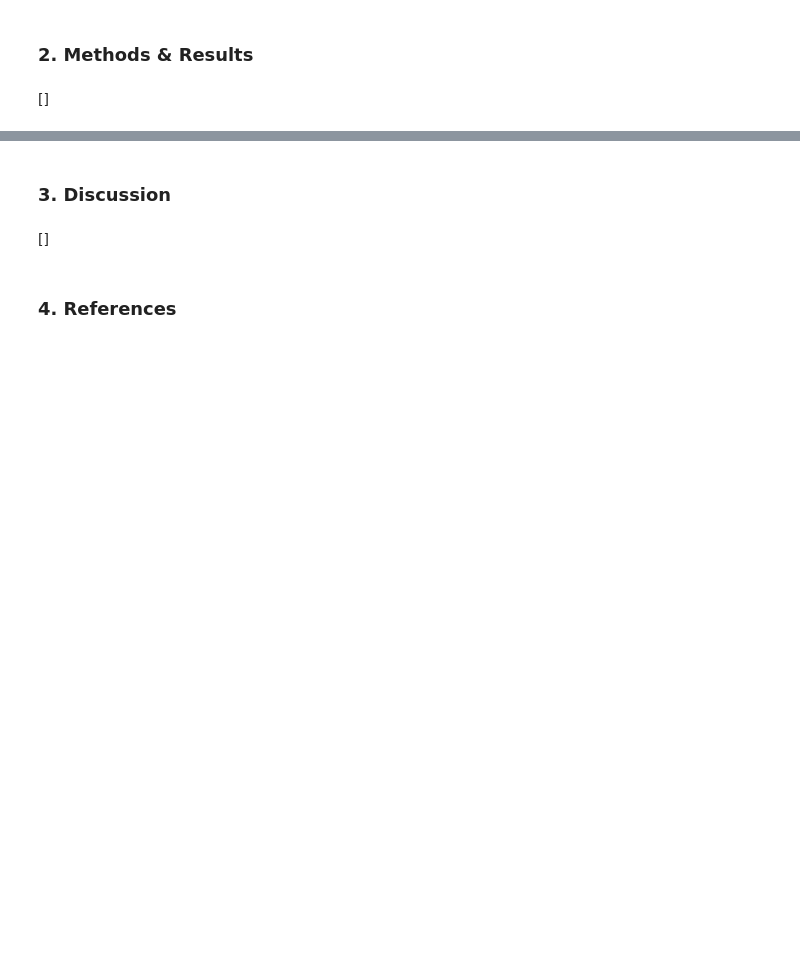
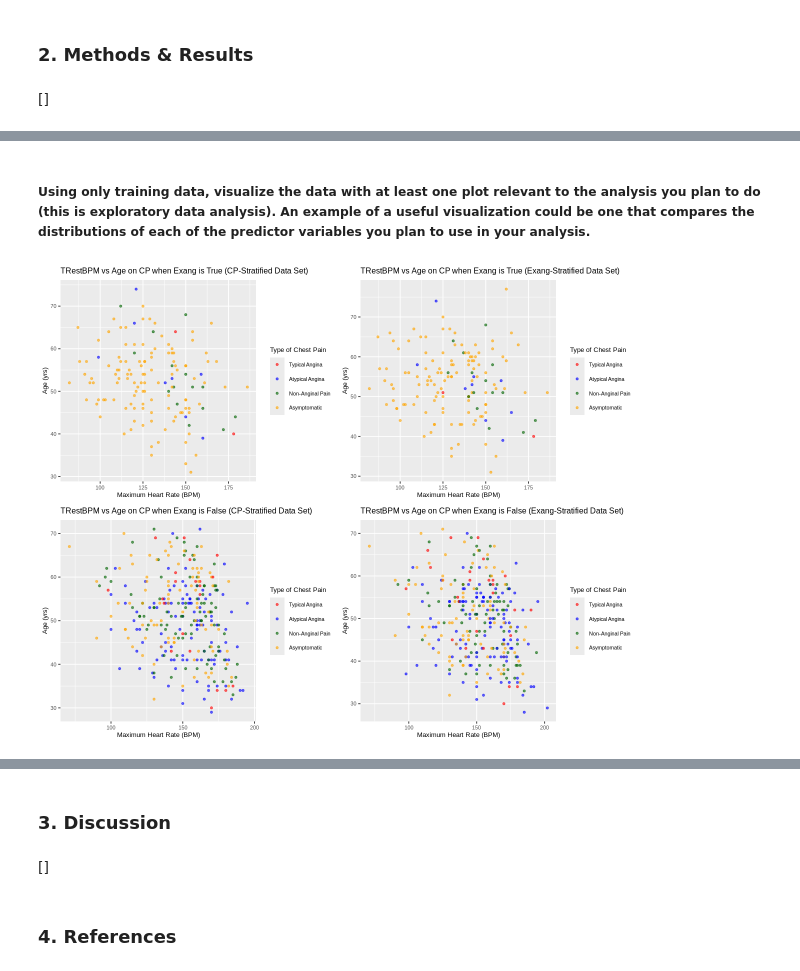
Before and after one commit to TheSkiffle/group_project_ds_2024, a Jupyter notebook: group_project_report.ipynb, the cells around one changed output, grey strips where cells are left out. Cells and saved outputs as stored; diff of their text form; code cells hidden in the pictures; blank space fills up the shorter version.

Commit message:
Changed predictor variables

```diff
--- a/group_project_report.ipynb
+++ b/group_project_report.ipynb
@@ -53,0 +115,15 @@ dbl (14): age, sex, cp, trestbps, chol, fbs, restecg, thalach, exang, oldpea...
+# %%
+# Set the seed
+set.seed(9999)
+
+# Split stratified by chest pain
+cp_heart_split <- initial_split(heartdata, prop = 3/4, strata = cp)
+cp_heart_train <- training(cp_heart_split)
+cp_heart_test <- testing(cp_heart_split)
+
+# Split stratified by exercise-induced angina
+exang_heart_split <- initial_split(heartdata, prop = 3/4, strata = exang)
+exang_heart_train <- training(exang_heart_split)
+exang_heart_test <- testing(exang_heart_split)
+
+# Neither of the above will ever interact with the other
@@ -53,0 +302,2 @@ dbl (14): age, sex, cp, trestbps, chol, fbs, restecg, thalach, exang, oldpea...
+# %% [markdown]
+##### Using only training data, visualize the data with at least one plot relevant to the analysis you plan to do (this is exploratory data analysis). An example of a useful visualization could be one that compares the distributions of each of the predictor variables you plan to use in your analysis.
@@ -53,0 +340,12 @@ dbl (14): age, sex, cp, trestbps, chol, fbs, restecg, thalach, exang, oldpea...
+# %%
+options(repr.plot.width=10, repr.plot.height=8)
+
+panel1 <- plot_grid(cp_plot_exang_true,
+                   exang_plot_exang_true,
+                   cp_plot_exang_false,
+                   exang_plot_exang_false,
+                   nrow = 2,
+                   ncol = 2)
+panel1
+# %% [output]
+[figure, added]
```
Also changed, not shown: parts of 26 cells of this notebook.
